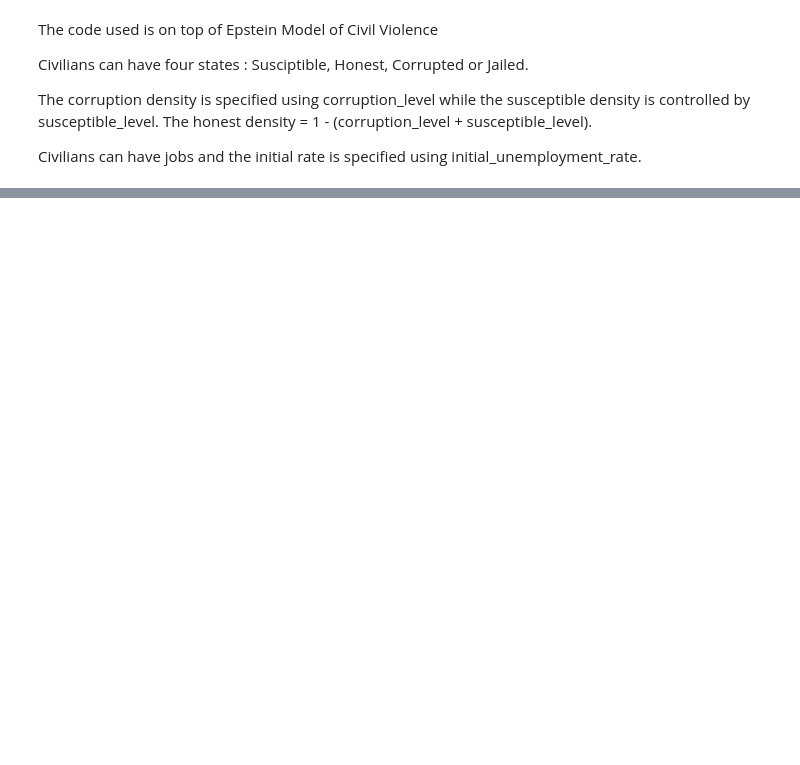
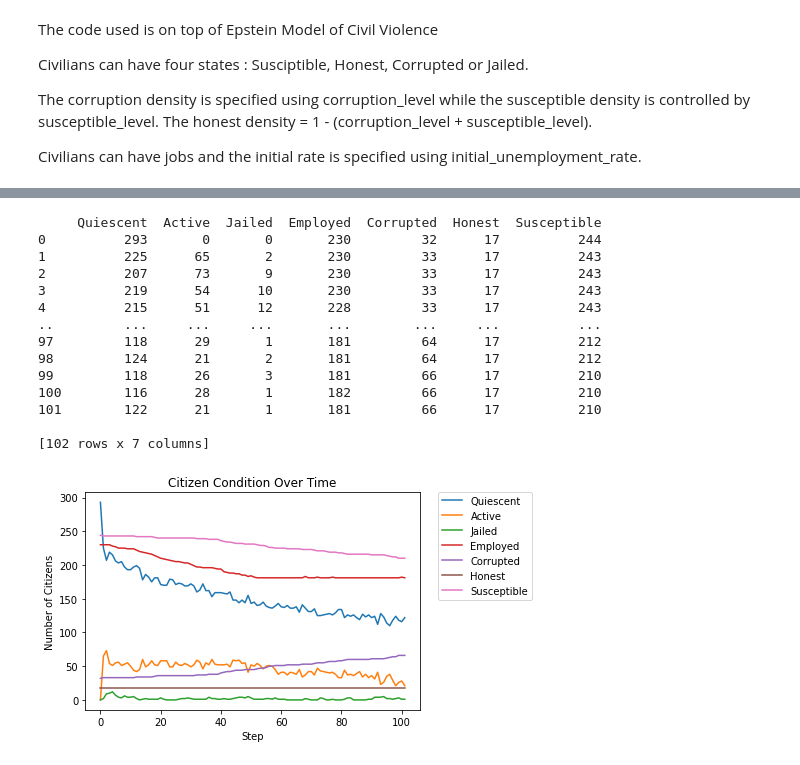
Before and after one commit to nalhamzy/B12-Civil-Violence_new, a Jupyter notebook: EpsteinCivilViolence.ipynb, the cells around one changed output, grey strips where cells are left out. Cells and saved outputs as stored; diff of their text form; code cells hidden in the pictures; blank space fills up the shorter version.

```diff
--- a/EpsteinCivilViolence.ipynb
+++ b/EpsteinCivilViolence.ipynb
@@ -98,0 +104,47 @@ _ = ax.legend(bbox_to_anchor=(1.35, 1.025))
+# %%
+import matplotlib.pyplot as plt
+%matplotlib inline
+import numpy as np
+from epstein_civil_violence.agent import Citizen, Cop
+from epstein_civil_violence.model import EpsteinCivilViolence
+
+model = EpsteinCivilViolence(height=20,
+                           width=20,
+                           citizen_density=.7,
+                           cop_density=.044,
+                           citizen_vision=5,
+                           cop_vision=5,
+                           legitimacy=.8,
+                           max_jail_term=3,
+                           initial_unemployment_rate = 0.2,
+                           corruption_level = 0.12,
+                           honest_level = 0.05,
+                           corruption_transmission_prop = 0.012,
+                           honest_transmission_prop = 0.009,
+                           max_corruption_saturation = 0.45,
+                           max_honest_saturation = 0.35,
+                           max_iters=100) # cap the number of steps the model takes
+model.run_model()
+model_out = model.datacollector.get_model_vars_dataframe()
+print(model_out)
+ax = model_out.plot()
+ax.set_title('Citizen Condition Over Time')
+ax.set_xlabel('Step')
+ax.set_ylabel('Number of Citizens')
+_ = ax.legend(bbox_to_anchor=(1.35, 1.025))
+# %% [output]
+     Quiescent  Active  Jailed  Employed  Corrupted  Honest  Susceptible
+0          293       0       0       230         32      17          244
+1          225      65       2       230         33      17          243
+2          207      73       9       230         33      17          243
+3          219      54      10       230         33      17          243
+4          215      51      12       228         33      17          243
+..         ...     ...     ...       ...        ...     ...          ...
+97         118      29       1       181         64      17          212
+98         124      21       2       181         64      17          212
+99         118      26       3       181         66      17          210
+100        116      28       1       182         66      17          210
+101        122      21       1       181         66      17          210
+
+[102 rows x 7 columns]
+[figure, added]
```
Also changed, not shown: parts of 3 cells of this notebook, 3 other files.
